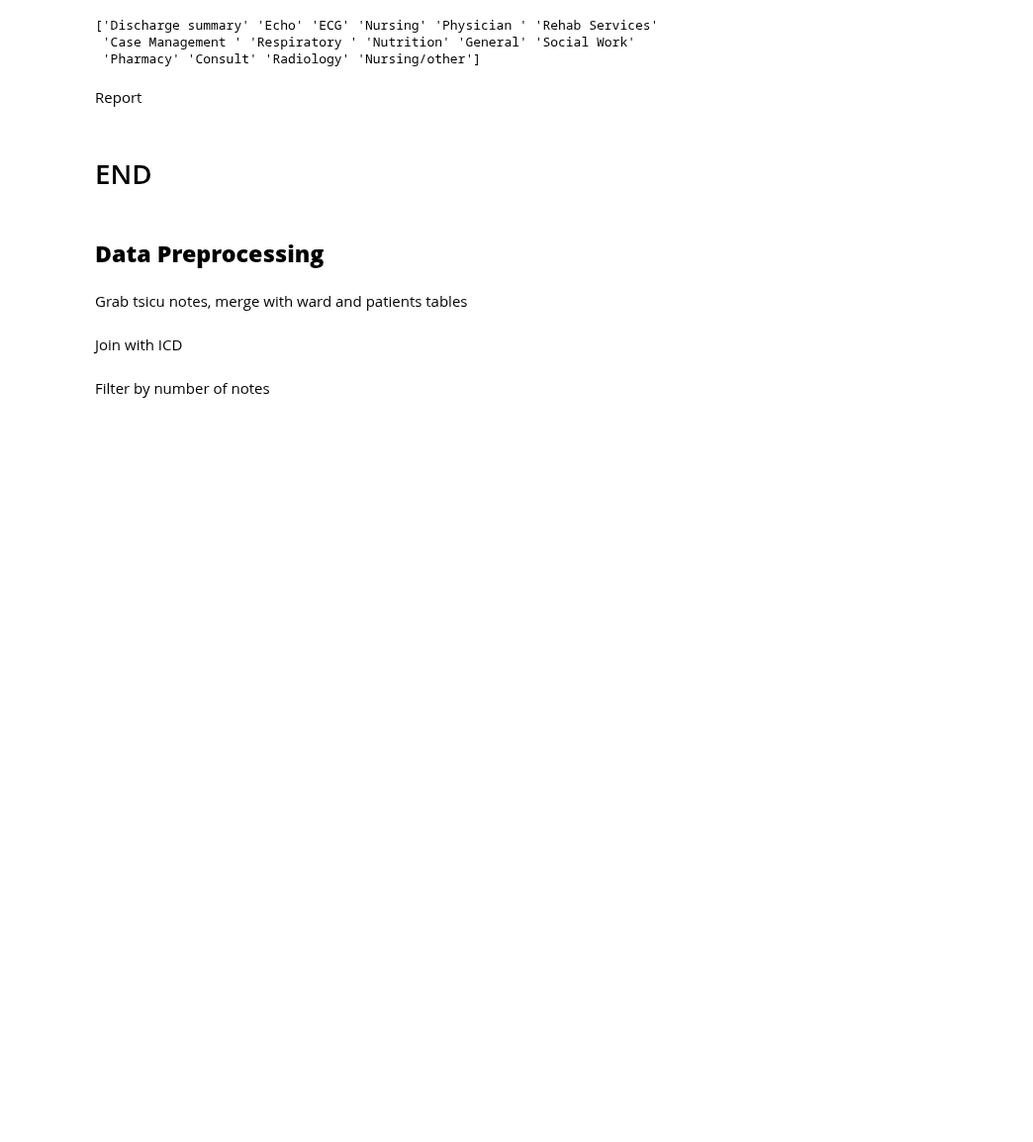
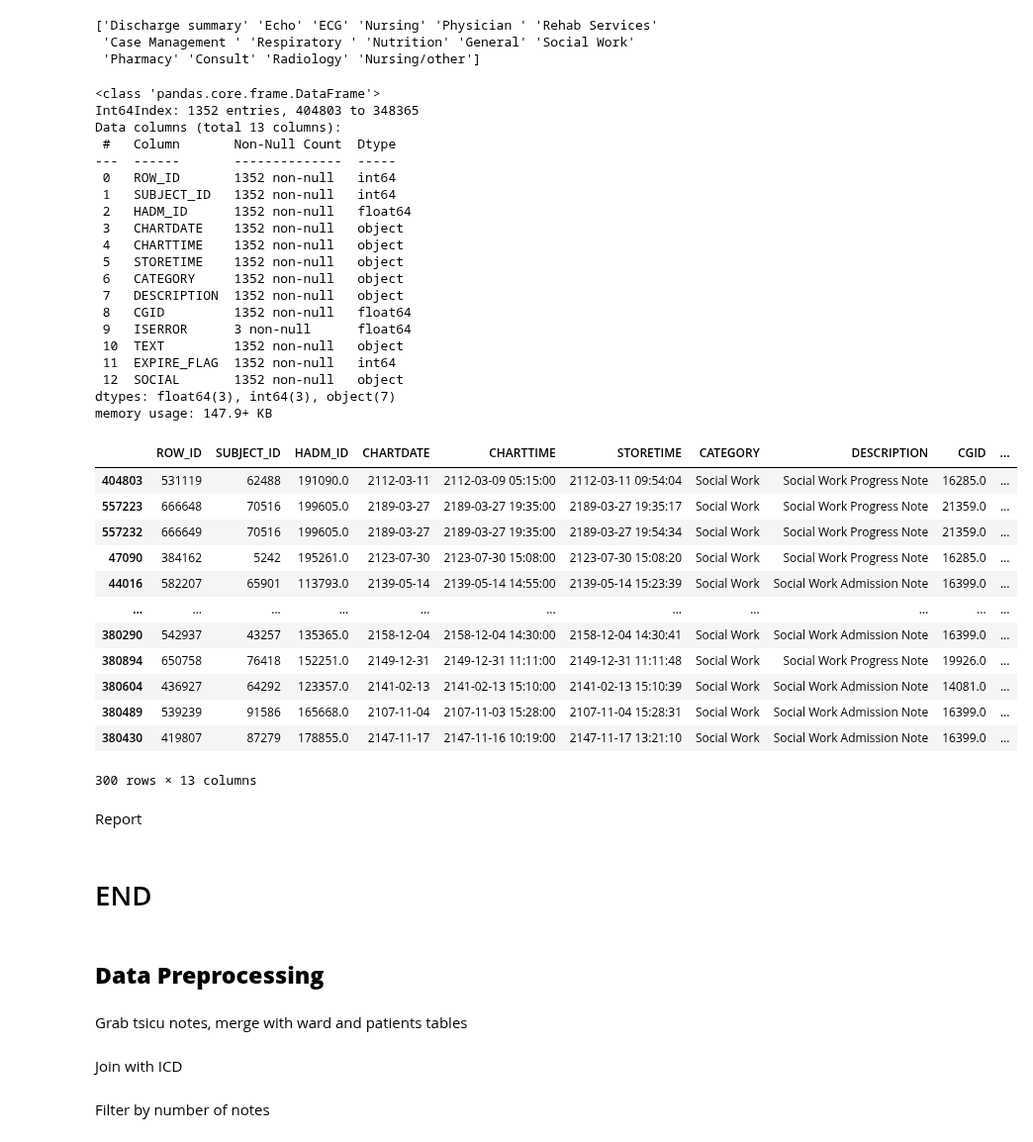
Before and after one commit to tanoManzo/mimic_trajectories, a Jupyter notebook: MIMIC_TRAJECTORY_embeddings_04_03_collect_data.ipynb, the cells around one changed output. Shown at 99% size. Drawn from its saved outputs; the diff is of its cells as text; code cells hidden in the pictures; blank space fills up the shorter version.

```diff
--- a/MIMIC_TRAJECTORY_embeddings_04_03_collect_data.ipynb
+++ b/MIMIC_TRAJECTORY_embeddings_04_03_collect_data.ipynb
@@ -205,2 +196,59 @@ df_notes_icd8xx_tsicu_social.head(300)
+# %%
+import re
+
+df_notes_micu_social = df_notes_total_hosp_stays_micu.merge(df_patients[['SUBJECT_ID', 'EXPIRE_FLAG']], on=['SUBJECT_ID'], how='inner')
+#df_notes_icd8xx_csru_social = df_notes_icd8xx_csru_social.merge(df_8xx_csru[['SUBJECT_ID', 'ICD9_CODE','HADM_ID']], on=['SUBJECT_ID','HADM_ID'], how='inner')
+df_notes_micu_social = df_notes_micu_social[df_notes_micu_social['CATEGORY']=='Social Work']
+
+# regex pattern
+pattern = r'(?i)(social work note:|social work note-|social work note\n\n|social work note\n|social work:|social work-|social work\n\n|social work\n|social:|soc:|soc;|soc-|social-|social -|social \n|social\n\n|social\n)(.*?)(?:\n|$)'
+
+# grabs multiple results if the pattern shows more than once
+df_notes_micu_social['SOCIAL'] = df_notes_micu_social['TEXT'].apply(lambda x: ' '.join([match[1] for match in re.findall(pattern, x.lower(), flags=re.DOTALL)]) if re.findall(pattern, x.lower(), flags=re.DOTALL) else '')
+
+#df_notes_icd8xx_tsicu_social = df_notes_icd8xx_tsicu_social[df_notes_icd8xx_tsicu_social['TEXT'].str.lower().str.contains('social work', regex=True)] # grabs only "social work" examples
+#df_notes_icd8xx_tsicu_social['SOCIAL'] = df_notes_icd8xx_tsicu_social['TEXT'].str.lower().str.extract(pattern, flags=re.DOTALL)[1]  # grabs only the first result of regex pattern
+
+#df_notes_icd8xx_tsicu_social = df_notes_icd8xx_tsicu_social.sort_values(by=['HADM_ID','CHARTTIME']) # for testing
+#df_notes_icd8xx_tsicu_social = df_notes_icd8xx_tsicu_social[df_notes_icd8xx_tsicu_social['EXPIRE_FLAG'] == 1] # for testing
+#df_notes_icd8xx_tsicu_social = df_notes_icd8xx_tsicu_social[df_notes_icd8xx_tsicu_social['HADM_ID'] == 108474] # for testing
+
+df_notes_micu_social = df_notes_micu_social.sort_values(by='SOCIAL', key=lambda x: x.str.len(), ascending=False)
+df_notes_micu_social.info()
+df_notes_micu_social.head(300)
+# %% [output]
+<class 'pandas.core.frame.DataFrame'>
+Int64Index: 1352 entries, 404803 to 348365
+Data columns (total 13 columns):
+ #   Column       Non-Null Count  Dtype
+---  ------       --------------  -----
+ 0   ROW_ID       1352 non-null   int64
+ 1   SUBJECT_ID   1352 non-null   int64
+ 2   HADM_ID      1352 non-null   float64
+ 3   CHARTDATE    1352 non-null   object
+ 4   CHARTTIME    1352 non-null   object
+ 5   STORETIME    1352 non-null   object
+ 6   CATEGORY     1352 non-null   object
+ 7   DESCRIPTION  1352 non-null   object
+ 8   CGID         1352 non-null   float64
+ 9   ISERROR      3 non-null      float64
+ 10  TEXT         1352 non-null   object
+ 11  EXPIRE_FLAG  1352 non-null   int64
+ 12  SOCIAL       1352 non-null   object
+dtypes: float64(3), int64(3), object(7)
+memory usage: 147.9+ KB
+|  | ROW_ID | SUBJECT_ID | HADM_ID | CHARTDATE | CHARTTIME | STORETIME | CATEGORY | DESCRIPTION | CGID | ... |
+| 404803 | 531119 | 62488 | 191090.0 | 2112-03-11 | 2112-03-09 05:15:00 | 2112-03-11 09:54:04 | Social Work | Social Work Progress Note | 16285.0 | ... |
+| 557223 | 666648 | 70516 | 199605.0 | 2189-03-27 | 2189-03-27 19:35:00 | 2189-03-27 19:35:17 | Social Work | Social Work Progress Note | 21359.0 | ... |
+| 557232 | 666649 | 70516 | 199605.0 | 2189-03-27 | 2189-03-27 19:35:00 | 2189-03-27 19:54:34 | Social Work | Social Work Progress Note | 21359.0 | ... |
+| 47090 | 384162 | 5242 | 195261.0 | 2123-07-30 | 2123-07-30 15:08:00 | 2123-07-30 15:08:20 | Social Work | Social Work Progress Note | 16285.0 | ... |
+| 44016 | 582207 | 65901 | 113793.0 | 2139-05-14 | 2139-05-14 14:55:00 | 2139-05-14 15:23:39 | Social Work | Social Work Admission Note | 16399.0 | ... |
+| ... | ... | ... | ... | ... | ... | ... | ... | ... | ... | ... |
+| 380290 | 542937 | 43257 | 135365.0 | 2158-12-04 | 2158-12-04 14:30:00 | 2158-12-04 14:30:41 | Social Work | Social Work Admission Note | 16399.0 | ... |
+| 380894 | 650758 | 76418 | 152251.0 | 2149-12-31 | 2149-12-31 11:11:00 | 2149-12-31 11:11:48 | Social Work | Social Work Progress Note | 19926.0 | ... |
+| 380604 | 436927 | 64292 | 123357.0 | 2141-02-13 | 2141-02-13 15:10:00 | 2141-02-13 15:10:39 | Social Work | Social Work Admission Note | 14081.0 | ... |
+| 380489 | 539239 | 91586 | 165668.0 | 2107-11-04 | 2107-11-03 15:28:00 | 2107-11-04 15:28:31 | Social Work | Social Work Admission Note | 16399.0 | ... |
+| 380430 | 419807 | 87279 | 178855.0 | 2147-11-17 | 2147-11-16 10:19:00 | 2147-11-17 13:21:10 | Social Work | Social Work Admission Note | 16399.0 | ... |
+300 rows × 13 columns
 # %%
 PATH_TO_SAVE = "/content/drive/MyDrive/NIH/Data/"
```
Also changed, not shown: parts of 9 cells of this notebook.
